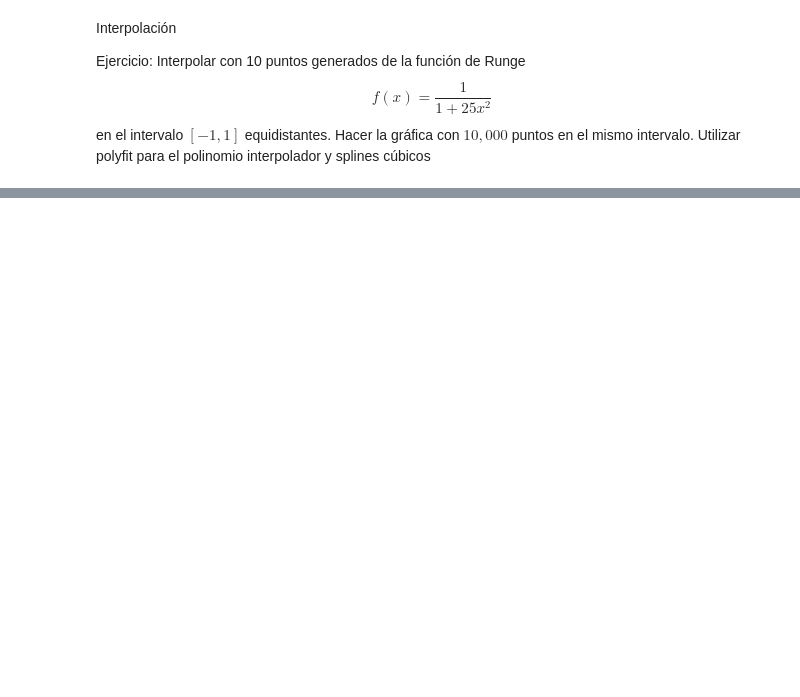
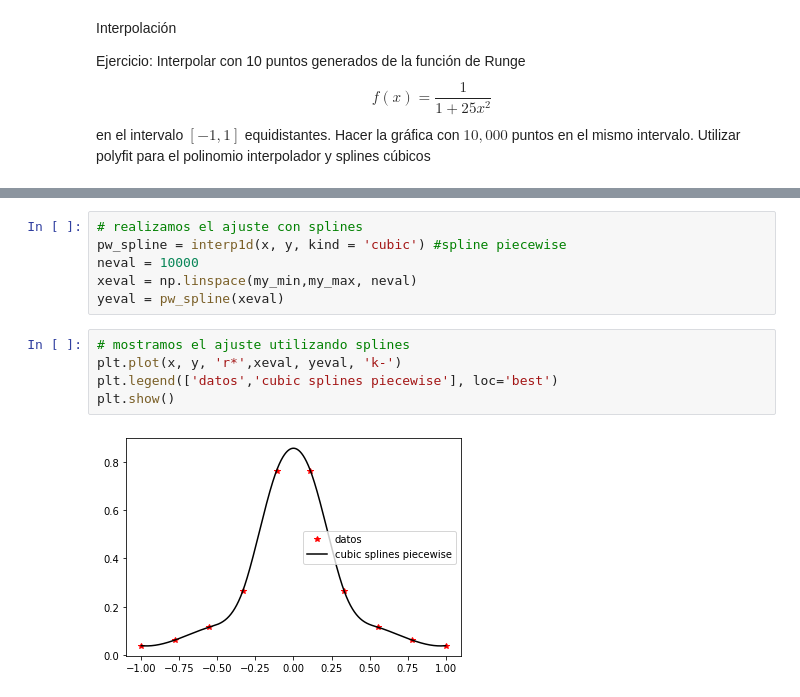
Before and after one commit to vserranoc/my-first-binder, a Jupyter notebook: tarea3.ipynb, the cells around one changed output, grey strips where cells are left out. Saved outputs shown, nothing was run; the diff lists cells and outputs as text; blank space fills up the shorter version.

Commit message:
ok la parte de interpolacion

```diff
--- a/tarea3.ipynb
+++ b/tarea3.ipynb
@@ -24,0 +62,13 @@ print(f(x))
+# %%
+# realizamos el ajuste con splines
+pw_spline = interp1d(x, y, kind = 'cubic') #spline piecewise
+neval = 10000
+xeval = np.linspace(my_min,my_max, neval)
+yeval = pw_spline(xeval)
+# %%
+# mostramos el ajuste utilizando splines
+plt.plot(x, y, 'r*',xeval, yeval, 'k-')
+plt.legend(['datos','cubic splines piecewise'], loc='best')
+plt.show()
+# %% [output]
+[figure, added]
```
Also changed, not shown: parts of 8 cells of this notebook.
